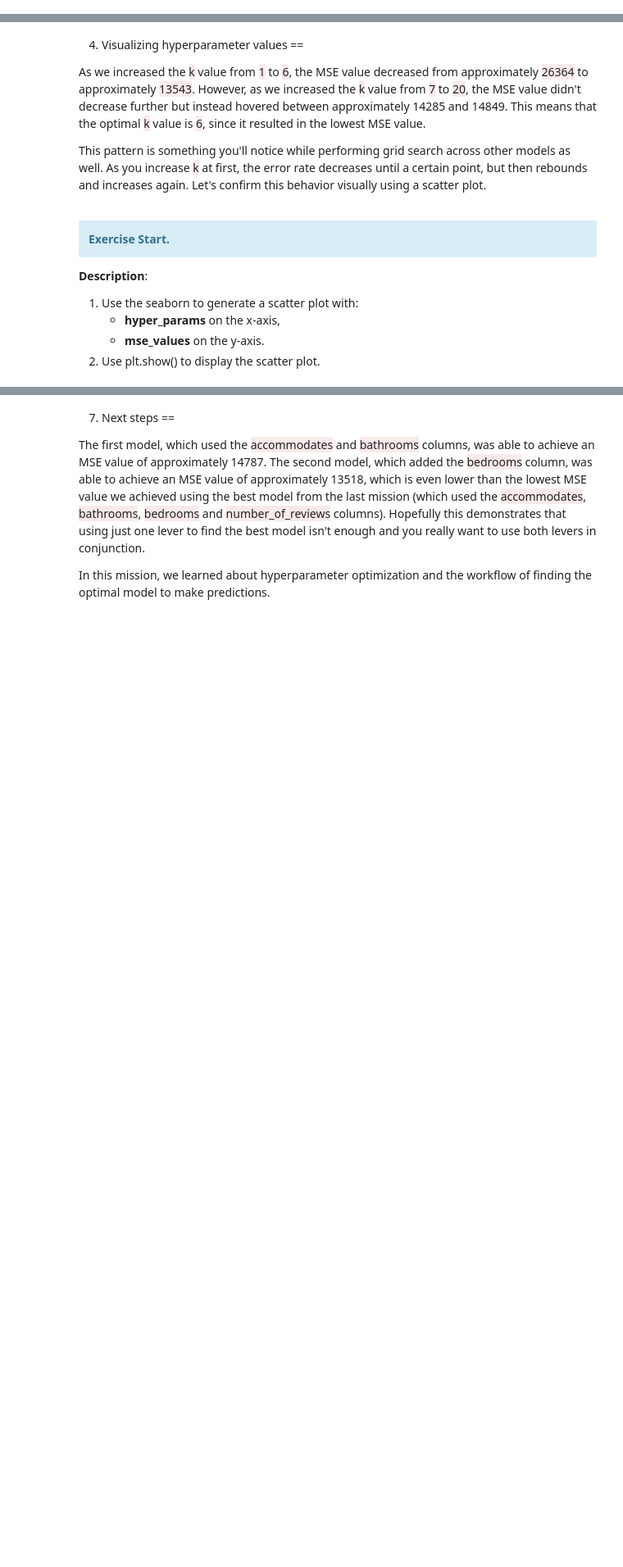
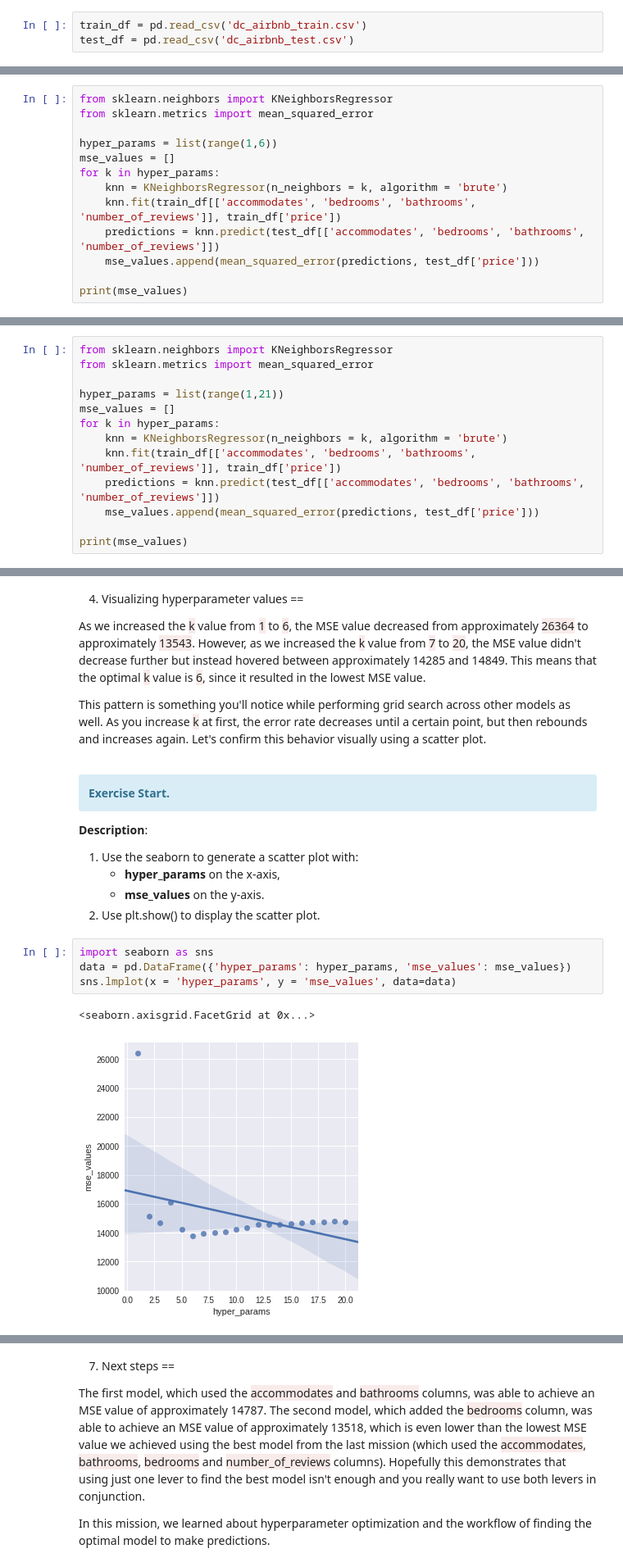
Before and after one commit to ycaroravel/ycaro_EEC2006, a Jupyter notebook: Lesson 14/Hyperparameter Optimization.ipynb, the cells around one changed output, grey strips where cells are left out. Shown at 82% size. Drawn from its saved outputs; the diff is of its cells as text; blank space fills up the shorter version.

```diff
--- a/Lesson 14/Hyperparameter Optimization.ipynb
+++ b/Lesson 14/Hyperparameter Optimization.ipynb
@@ -19,3 +24,6 @@ In this mission, we'll focus on the impact of increasing <span style="background
+# %%
+train_df = pd.read_csv('dc_airbnb_train.csv')
+test_df = pd.read_csv('dc_airbnb_test.csv')
 # %% [markdown]
 2. Hyperparameter optimization
 ==
@@ -60,3 +68,16 @@ Let's confirm that grid search will work quickly for the dataset we're working w
     - Use the **mean_squared_error** function to calculate the MSE value between <span style="background-color: #F9EBEA; color:##C0392B">predictions</span> and the <span style="background-color: #F9EBEA; color:##C0392B">price</span> column from <span style="background-color: #F9EBEA; color:##C0392B">test_df</span>.
     - Append the MSE value to <span style="background-color: #F9EBEA; color:##C0392B">mse_values</span>.
 4. Display <span style="background-color: #F9EBEA; color:##C0392B">mse_values</span> using the **print()** function.
+# %%
+from sklearn.neighbors import KNeighborsRegressor
+from sklearn.metrics import mean_squared_error
+
+hyper_params = list(range(1,6))
+mse_values = []
+for k in hyper_params:
+    knn = KNeighborsRegressor(n_neighbors = k, algorithm = 'brute')
+    knn.fit(train_df[['accommodates', 'bedrooms', 'bathrooms', 'number_of_reviews']], train_df['price'])
+    predictions = knn.predict(test_df[['accommodates', 'bedrooms', 'bathrooms', 'number_of_reviews']])
+    mse_values.append(mean_squared_error(predictions, test_df['price']))
+
+print(mse_values)
@@ -84,3 +107,16 @@ Let's expand grid search all the way to a **k** value of **20**. While 20 may se
 **Description**:
 
 1. Change the list of hyperparameter values in the previous exercise, <span style="background-color: #F9EBEA; color:##C0392B">hyper_params</span>, so it ranges from **1** to **20**.
+# %%
+from sklearn.neighbors import KNeighborsRegressor
+from sklearn.metrics import mean_squared_error
+
+hyper_params = list(range(1,21))
+mse_values = []
+for k in hyper_params:
+    knn = KNeighborsRegressor(n_neighbors = k, algorithm = 'brute')
+    knn.fit(train_df[['accommodates', 'bedrooms', 'bathrooms', 'number_of_reviews']], train_df['price'])
+    predictions = knn.predict(test_df[['accommodates', 'bedrooms', 'bathrooms', 'number_of_reviews']])
+    mse_values.append(mean_squared_error(predictions, test_df['price']))
+
+print(mse_values)
@@ -104,6 +142,13 @@ This pattern is something you'll notice while performing grid search across othe
     - **hyper_params** on the x-axis,
     - **mse_values** on the y-axis.
 2. Use plt.show() to display the scatter plot.
+# %%
+import seaborn as sns
+data = pd.DataFrame({'hyper_params': hyper_params, 'mse_values': mse_values})
+sns.lmplot(x = 'hyper_params', y = 'mse_values', data=data)
+# %% [output]
+<seaborn.axisgrid.FacetGrid at 0x...>
+[figure, added]
 # %% [markdown]
 5. Varying features and hyperparameters
 ==
```
Also changed, not shown: parts of 8 cells of this notebook, 2 other files.
